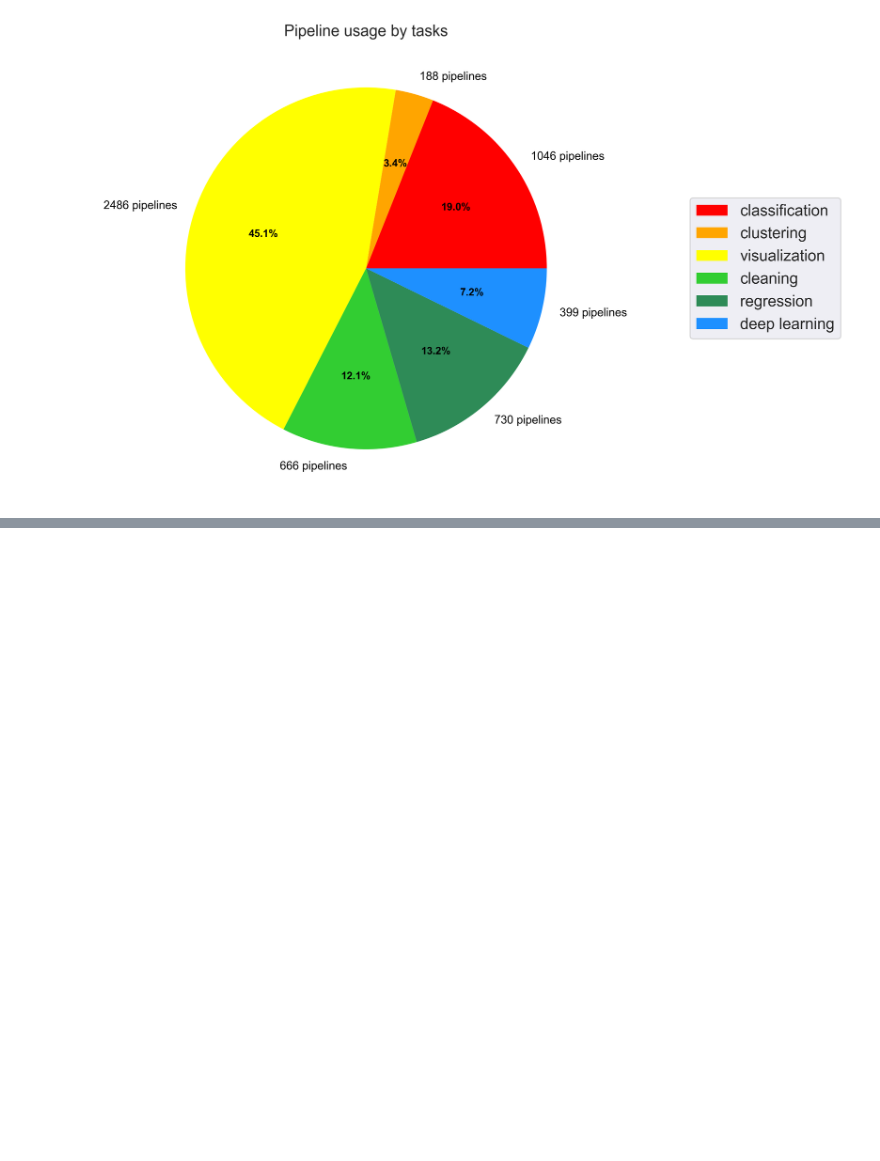
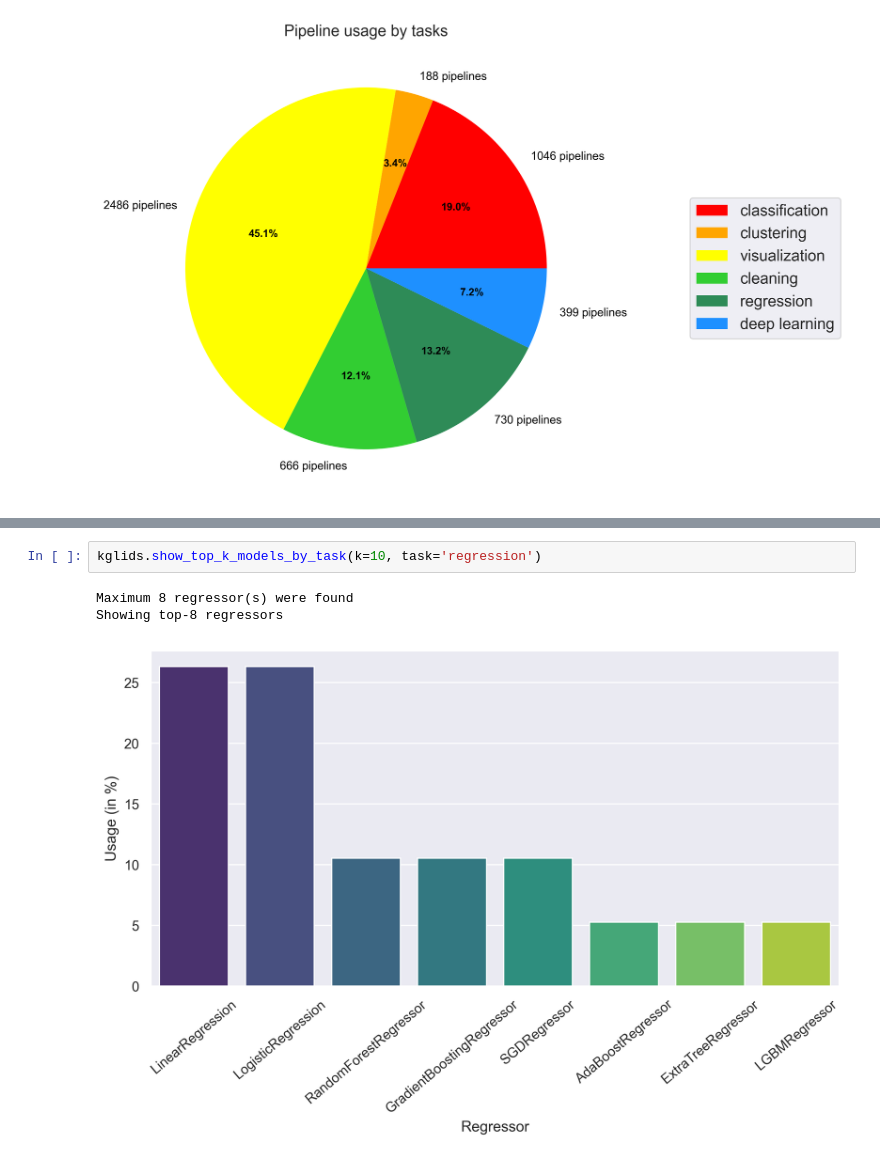
Before and after one commit to CoDS-GCS/kglids, a Jupyter notebook: KGLiDS_notebook.ipynb, the cells around one changed output, grey strips where cells are left out. Drawn from its saved outputs; the diff is of its cells as text; blank space fills up the shorter version.

```diff
--- a/KGLiDS_notebook.ipynb
+++ b/KGLiDS_notebook.ipynb
@@ -392,0 +401,6 @@ kglids.show_pipeline_usage_by_task()
+# %%
+kglids.show_top_k_models_by_task(k=10, task='regression')
+# %% [output]
+Maximum 8 regressor(s) were found
+Showing top-8 regressors
+[figure, added]
```
Also changed, not shown: parts of 4 cells of this notebook, 2 other files.
